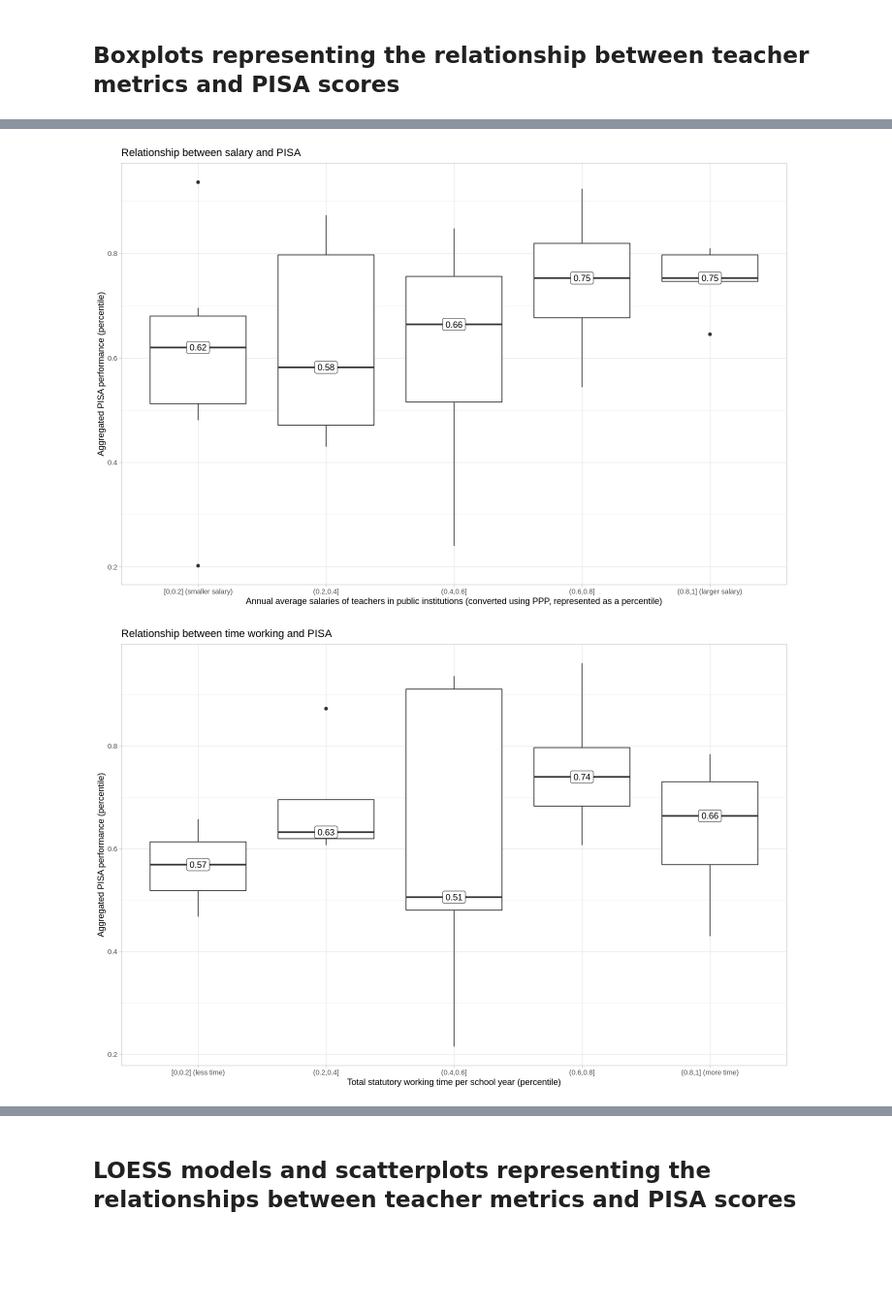
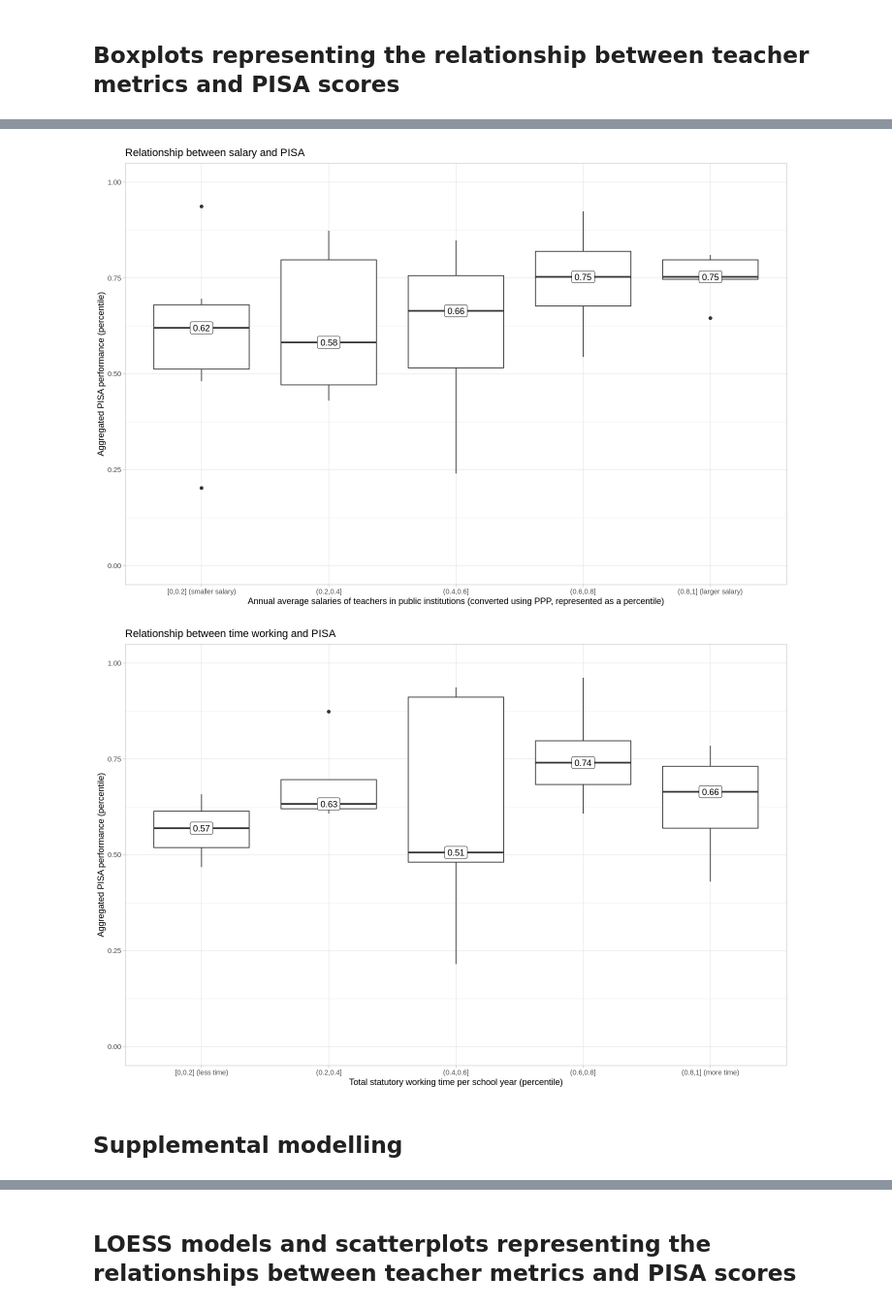
Before and after one commit to abartnof/teaching_and_outcomes, a Jupyter notebook: education.ipynb, the cells around one changed output, grey strips where cells are left out. Shown at 97% size. Cells and saved outputs as stored; diff of their text form; code cells hidden in the pictures; blank space fills up the shorter version.

```diff
--- a/education.ipynb
+++ b/education.ipynb
@@ -188,7 +188,8 @@ Data$SocialOutcomes <-
     'Percentage of employed adults who report having a high or very high flexibility of working hours in their main job' = 'work_flexibility',
     'Percentage of adults who reported that over the last 12 months it has been difficult for them to fulfil their family responsibilities because of the amount of time they spend at work' = 'conflict_work_family_time',
     'Percentage of adults who read books at least once a week, by labour-force status, gender, age and educational attainment' = 'read_books'
-    )
+    ),
+    indicator = str_replace(indicator, 'fulfil ', 'fulfill ')
   )
 # %% [markdown]
 ## PISA: Programme for International Student Assessment
@@ -546,6 +548,7 @@ ggplot(aes(x = percentile_bin, y = pisa_percentile)) +
 geom_boxplot() +
 stat_summary(fun = 'median', geom = 'label', aes(label = round(..y.., 2))) +
 scale_x_discrete(labels = salary_labels) +
+coord_cartesian(ylim = c(0, 1)) +
 theme_light() +
 labs(
   title = 'Relationship between salary and PISA',
@@ -553,18 +556,21 @@ labs(
   y = 'Aggregated PISA performance (percentile)'
 )
 # %% [output]
-[figure, old version]
+[figure, new version]
 # %%
 with(Data, inner_join(TimeWorking, PisaAgg, by = 'country')) %>%
 ggplot(aes(x = percentile_bin, y = pisa_percentile)) +
 geom_boxplot() +
 stat_summary(fun = 'median', geom = 'label', aes(label = round(..y.., 2))) +
 scale_x_discrete(labels = time_use_labels) +
+coord_cartesian(ylim = c(0, 1)) +
 theme_light() +
 labs(
   title = 'Relationship between time working and PISA',
   x = 'Total statutory working time per school year (percentile)',
   y = 'Aggregated PISA performance (percentile)'
 )
 # %% [output]
-[figure, old version]
+[figure, new version]
+# %% [markdown]
+## Supplemental modelling
```
Also changed, not shown: parts of 8 cells of this notebook.
